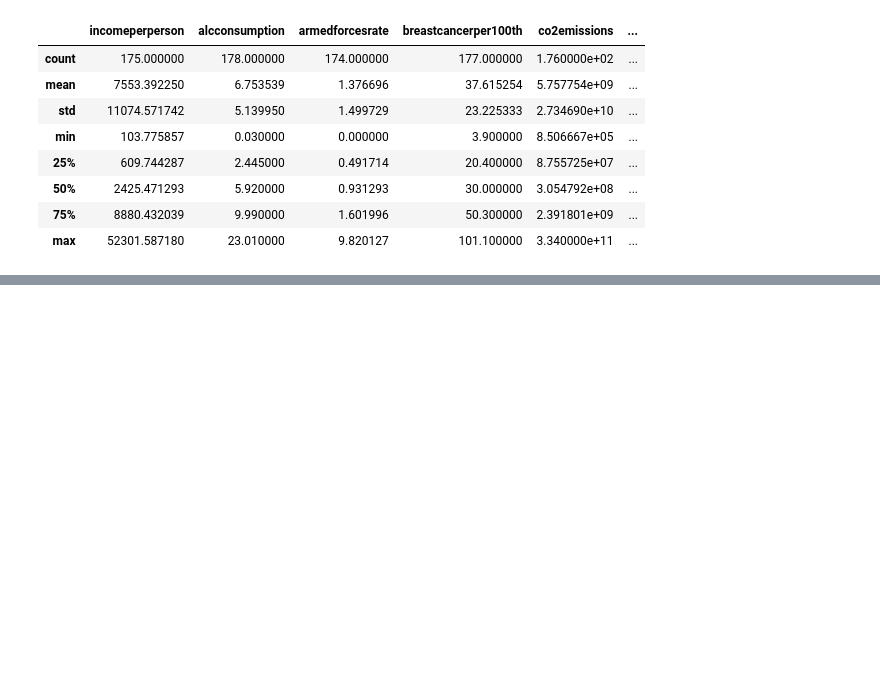
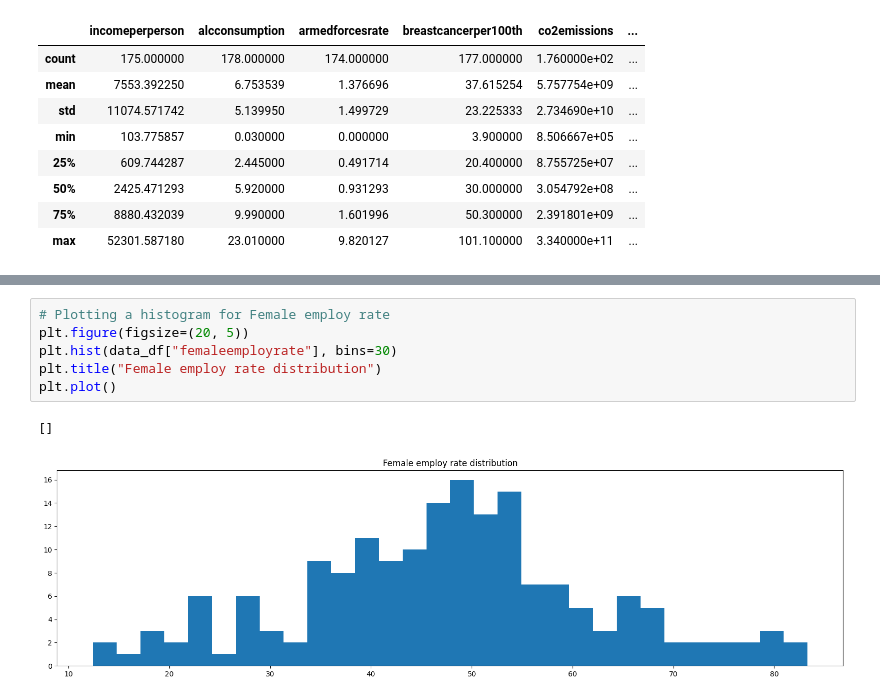
Before and after one commit to AngieRinBri/TallerPIBBancoMundial, a Jupyter notebook: Taller2.ipynb, the cells around one changed output, grey strips where cells are left out. Cells and saved outputs as stored; diff of their text form; blank space fills up the shorter version.

```diff
--- a/Taller2.ipynb
+++ b/Taller2.ipynb
@@ -73,0 +138,9 @@ data_df.describe()
+# %%
+# Plotting a histogram for Female employ rate
+plt.figure(figsize=(20, 5))
+plt.hist(data_df["femaleemployrate"], bins=30)
+plt.title("Female employ rate distribution")
+plt.plot()
+# %% [output]
+[]
+[figure, added]
```
Also changed, not shown: parts of 50 cells of this notebook, 2 other files.
